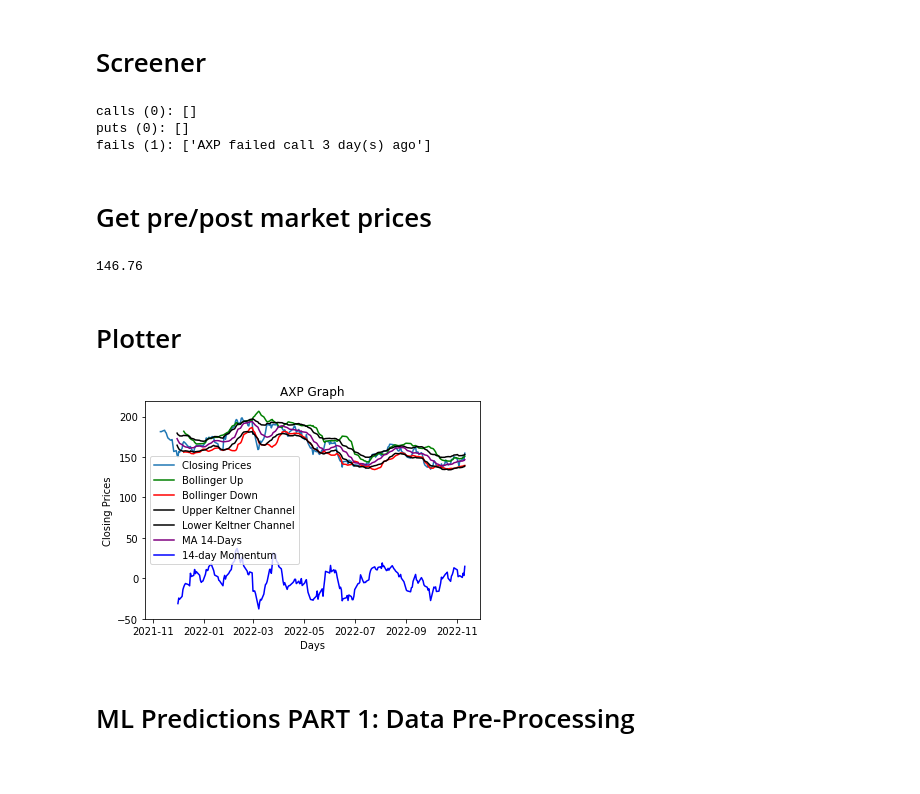
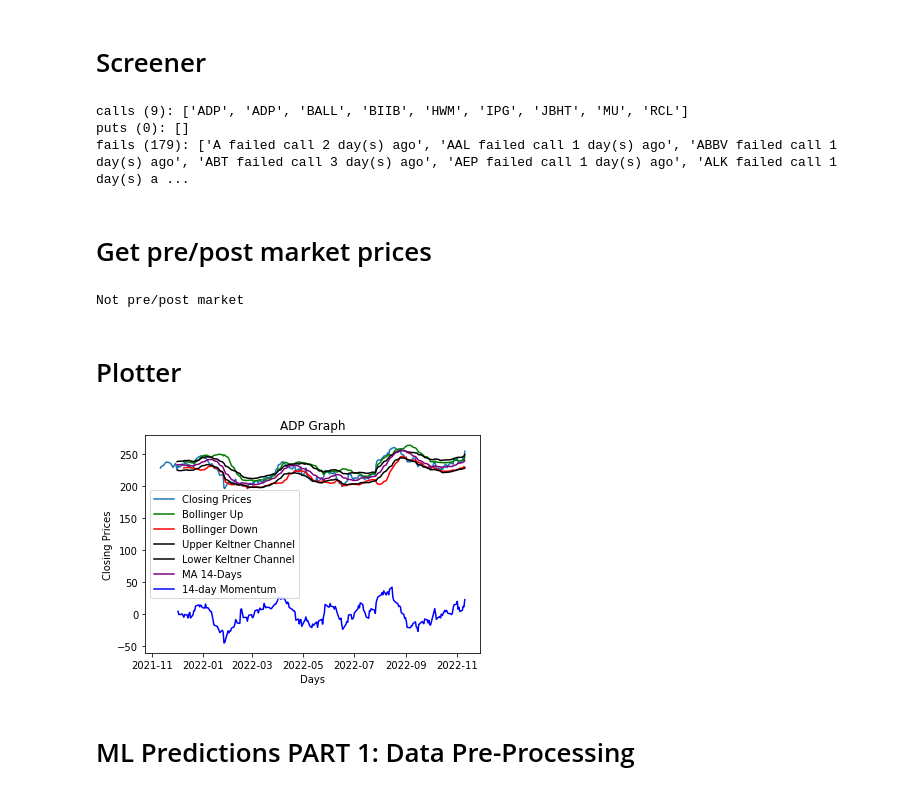
Before and after one commit to bigsaso/StockOptions, a Jupyter notebook: stock_options.ipynb, the cells around one changed output. Saved outputs shown, nothing was run; the diff lists cells and outputs as text; code cells hidden in the pictures.

```diff
--- a/stock_options.ipynb
+++ b/stock_options.ipynb
@@ -163,13 +169,13 @@ def check_custom_stock(csv):
         fails.append(company_fails)
     return calls,puts,fails
 # %%
-#stock_calls,stock_puts,stock_fails = check_index(dow)
-stock_calls,stock_puts,stock_fails = check_stock('AXP')
+stock_calls,stock_puts,stock_fails = check_index(sp500)
+#stock_calls,stock_puts,stock_fails = check_stock('AXP')
 print(f'calls ({len(stock_calls)}): {stock_calls}\nputs ({len(stock_puts)}): {stock_puts}\nfails ({len(stock_fails)}): {stock_fails}')
 # %% [output]
-calls (0): []
+calls (9): ['ADP', 'ADP', 'BALL', 'BIIB', 'HWM', 'IPG', 'JBHT', 'MU', 'RCL']
 puts (0): []
-fails (1): ['AXP failed call 3 day(s) ago']
+fails (179): ['A failed call 2 day(s) ago', 'AAL failed call 1 day(s) ago', 'ABBV failed call 1 day(s) ago', 'ABT failed call 3 day(s) ago', 'AEP failed call 1 day(s) ago', 'ALK failed call 1 day(s) a ...
 # %% [markdown]
 # Get pre/post market prices
 # %%
@@ -185,9 +191,9 @@ def is_postmarket(current):
 
 def get_pre_post_market(ticker,current_hour):
     if is_premarket(current_hour):
-        data = get_premarket_price(ticker)
+        data = f'Premarket: {get_premarket_price(ticker)}'
     elif is_postmarket(current_hour):
-        data = get_postmarket_price(ticker)
+        data = f'Postmarket: {get_postmarket_price(ticker)}'
     else:
         data = 'Not pre/post market'
     #company = gather_data(data)
@@ -196,31 +202,31 @@ def get_pre_post_market(ticker,current_hour):
 current_hour = dt.datetime.now().time()
 get_pre_post_market('AAPL',current_hour)
 # %% [output]
-146.76
+Not pre/post market
 # %% [markdown]
 # Plotter
 # %%
 %matplotlib inline
 
 today = dt.date.today()
 last_year = (dt.datetime.now()-relativedelta(years=1))
-ticker = 'AXP'
+ticker = 'ADP'
 data = get_data(ticker=ticker, start_date = last_year, end_date = None, index_as_date = True, interval = '1d')
 df = gather_data(data)
 plt.title(ticker + ' Graph')
 plt.xlabel('Days')
 plt.ylabel('Closing Prices')
 plt.plot(df['close'], label='Closing Prices')
 plt.plot(df['bollinger_up'], label='Bollinger Up', c='green')
 plt.plot(df['bollinger_down'], label='Bollinger Down', c='red')
 plt.plot(df['upper_KC'], label='Upper Keltner Channel', c='black')
 plt.plot(df['lower_KC'], label='Lower Keltner Channel', c='black')
 plt.plot(df['MA'], label='MA 14-Days', c='purple')
 plt.plot(df['momentum'], label='14-day Momentum', c='blue')
 plt.legend()
 plt.show()
 # %% [output]
-[figure, old version]
+[figure, new version]
 # %% [markdown]
 # ML Predictions PART 1: Data Pre-Processing
 # %%
```
Also changed, not shown: parts of 16 cells of this notebook, 1 other file.
